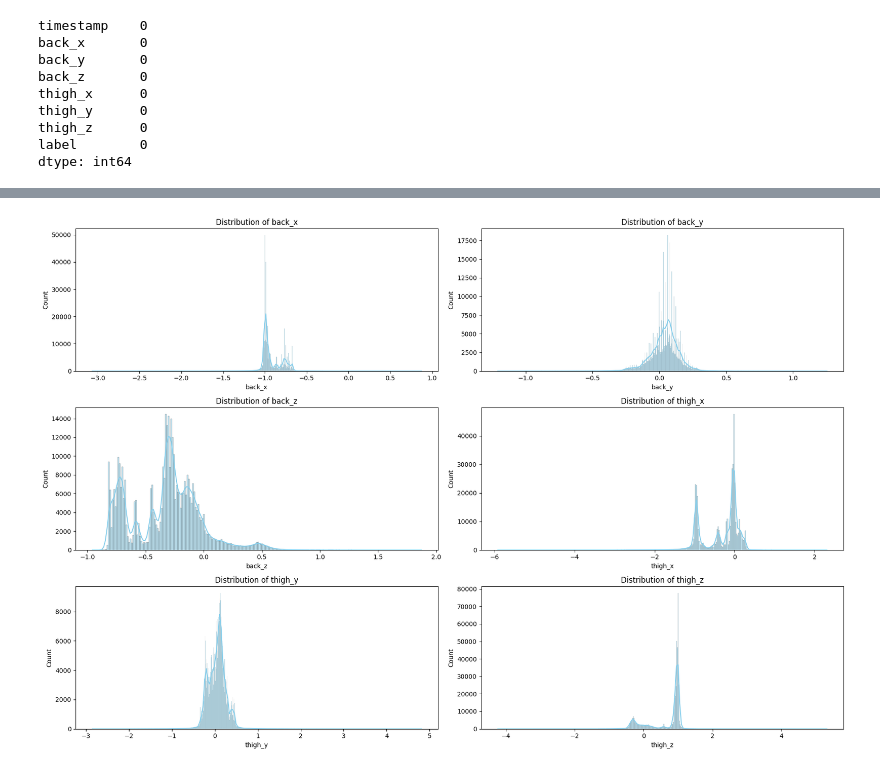
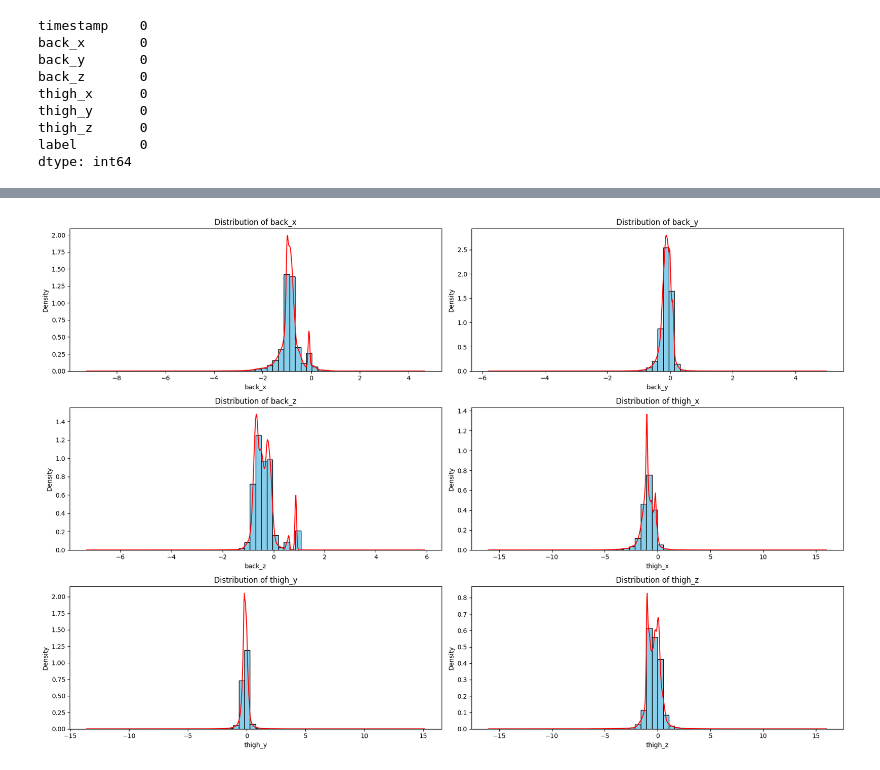
Before and after one commit to Hmzcck/Motion-Classification, a Jupyter notebook: ML.ipynb, the cells around one changed output, grey strips where cells are left out. Drawn from its saved outputs; the diff is of its cells as text; code cells hidden in the pictures.

```diff
--- a/ML.ipynb
+++ b/ML.ipynb
@@ -34,0 +63,6 @@ print(unique_values)
+# %%
+# Convert csv files to dataframes
+df_25 = pd.read_csv(os.path.join(data_path, 'S025.csv'))
+df_26 = pd.read_csv(os.path.join(data_path, 'S026.csv'))
+
+df = pd.concat([df_25, df_26], ignore_index=True)
@@ -109,5 +151,3 @@ df.describe()
-# %%
-df = df.dropna(subset=['thigh_x', 'thigh_y', 'thigh_z', 'back_x', 'back_y', 'back_z', 'label'])
 # %%
 df.describe()
 # %% [output]
@@ -201,13 +223,16 @@ plt.show()
 # %%
 plt.figure(figsize=(18, 12))
 
 sensor_columns = ['back_x', 'back_y', 'back_z', 'thigh_x', 'thigh_y', 'thigh_z']
 for i, column in enumerate(sensor_columns, 1):
     plt.subplot(3, 2, i)
-    sns.histplot(df[column], kde=True, color='skyblue')
+    plt.hist(df[column].dropna(), bins=30, color='skyblue', edgecolor='black', density=True)
+    df[column].dropna().plot(kind='kde', color='red', ax=plt.gca())
     plt.title(f'Distribution of {column}')
+    plt.xlabel(column)
+    plt.ylabel('Density')
 
 plt.tight_layout()
 plt.show()
 # %% [output]
-[figure, old version]
+[figure, new version]
```
Also changed, not shown: parts of 35 cells of this notebook, 17 other files.
